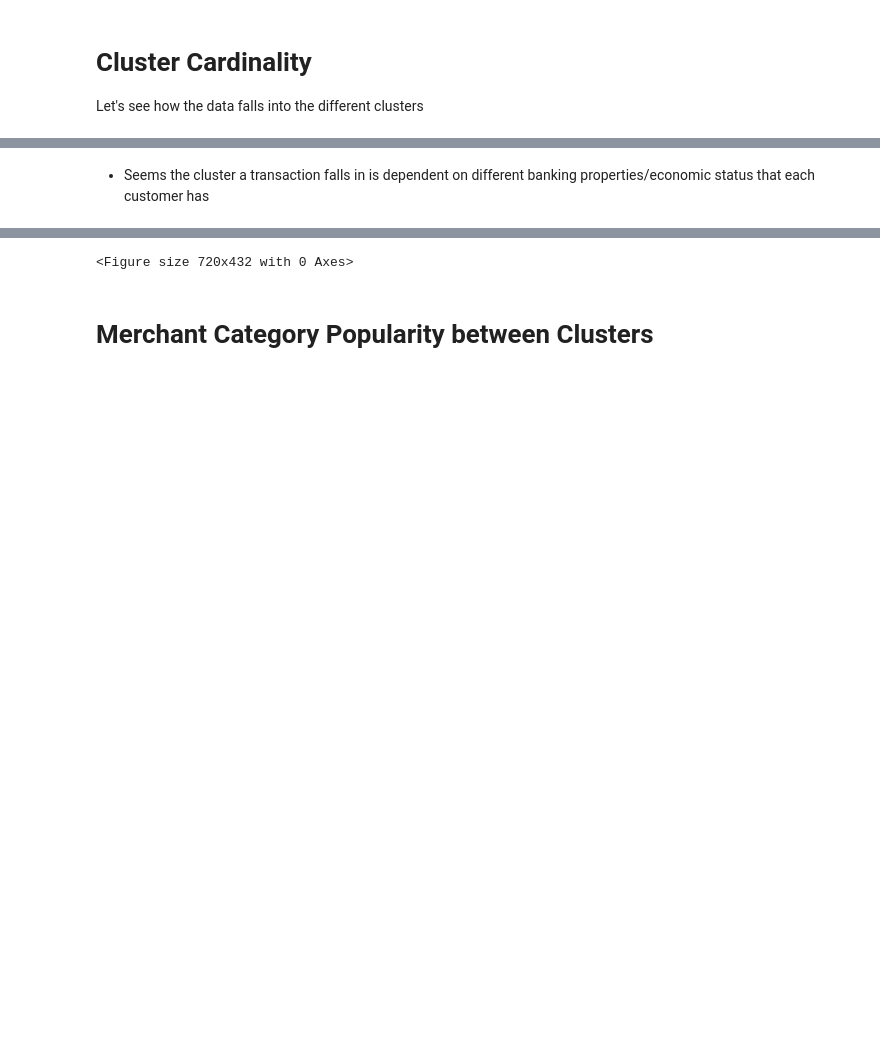
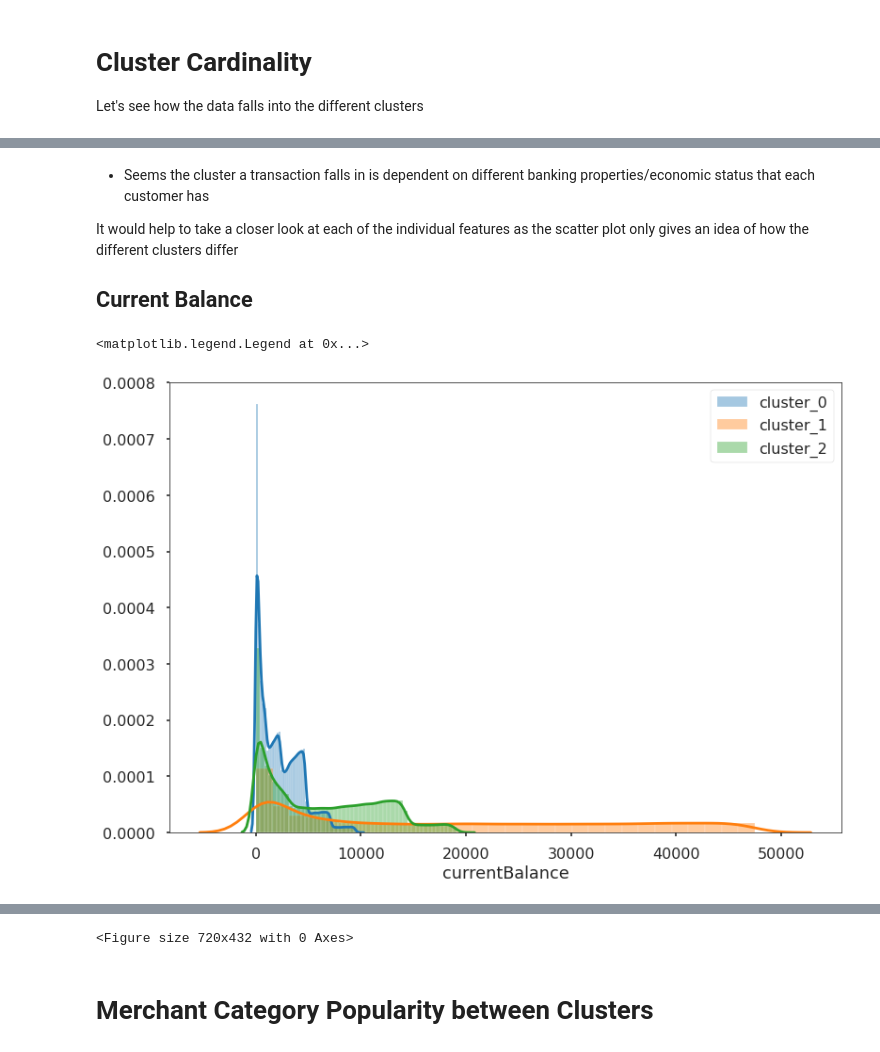
Before and after one commit to jbofill10/C1_Transaction_Data, a Jupyter notebook: ClusteringResults.ipynb, the cells around one changed output, grey strips where cells are left out. Drawn from its saved outputs; the diff is of its cells as text; code cells hidden in the pictures; blank space fills up the shorter version.

Commit message:
Add some visualizations

```diff
--- a/ClusteringResults.ipynb
+++ b/ClusteringResults.ipynb
@@ -93,2 +69,13 @@ sns.pairplot(data=temp_df, hue='cluster')
 # %% [markdown]
 * Seems the cluster a transaction falls in is dependent on different banking properties/economic status that each customer has
+
+It would help to take a closer look at each of the individual features as the scatter plot only gives an idea of how the different clusters differ
+## Current Balance
+# %%
+sns.distplot(cluster0_df['currentBalance'], label='cluster_0')
+sns.distplot(cluster1_df['currentBalance'], label='cluster_1')
+sns.distplot(cluster2_df['currentBalance'], label='cluster_2')
+plt.legend()
+# %% [output]
+<matplotlib.legend.Legend at 0x...>
+[figure, added]
```
Also changed, not shown: parts of 12 cells of this notebook.
